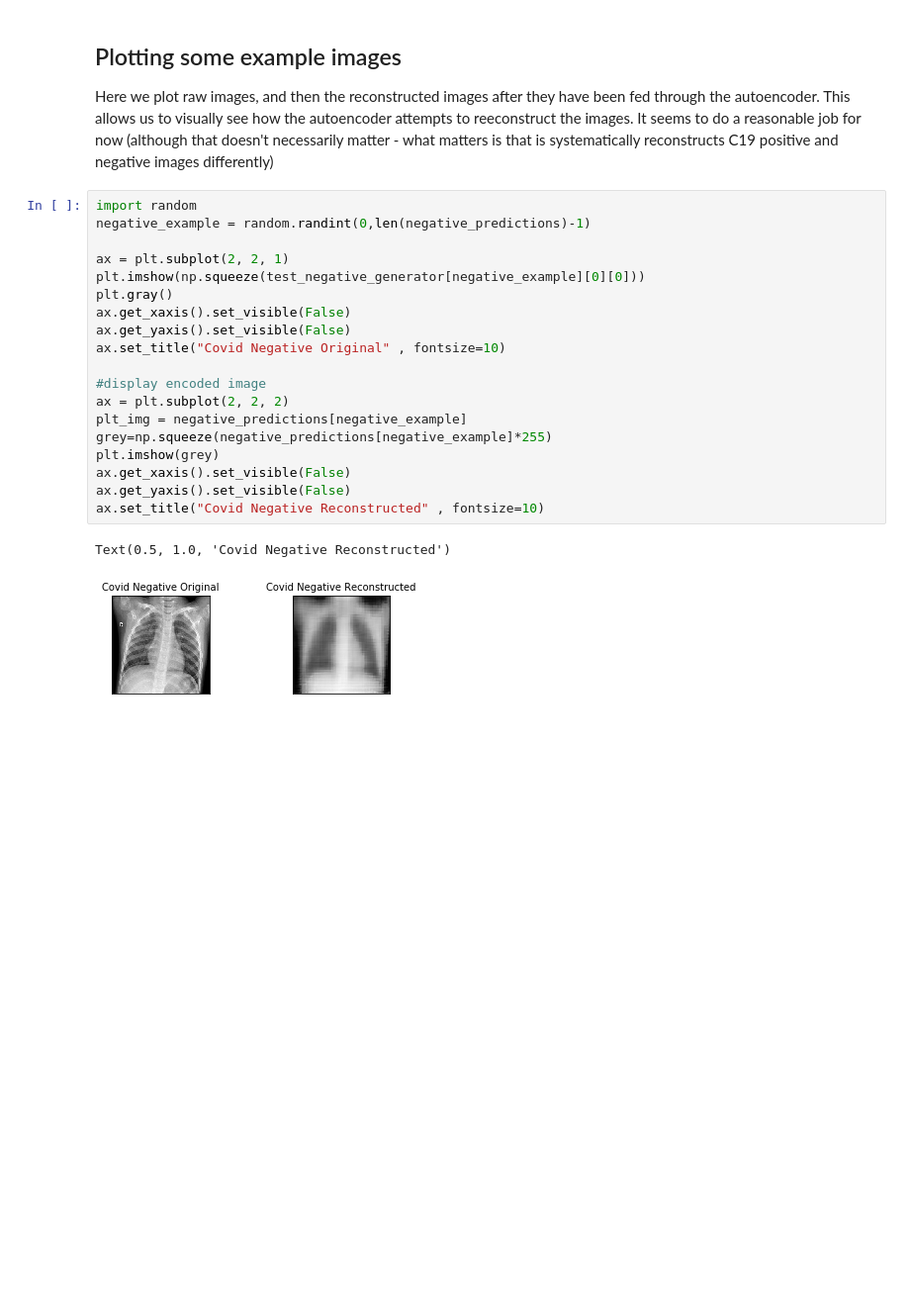
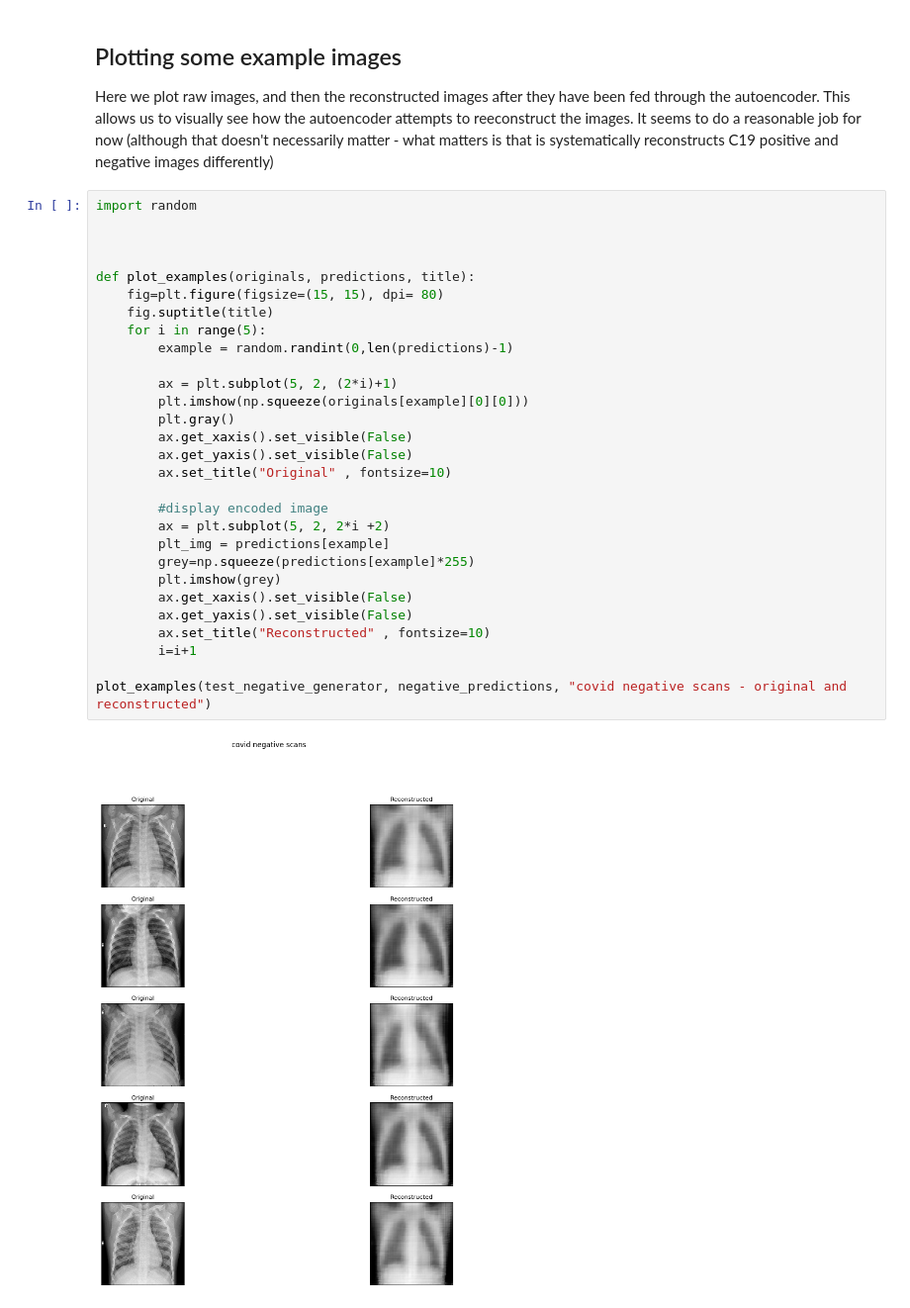
Before and after one commit to Alex-Hall-Data/covid19-anomaly-detection, a Jupyter notebook: c19-autoencoder.ipynb, the cells around one changed output. Shown at 99% size. Drawn from its saved outputs; the diff is of its cells as text; blank space fills up the shorter version.

Commit message:
added example image visualisations

```diff
--- a/c19-autoencoder.ipynb
+++ b/c19-autoencoder.ipynb
@@ -235,23 +235,32 @@ Text(0, 0.5, 'KDE')
 Here we plot raw images, and then the reconstructed images after they have been fed through the autoencoder. This allows us to visually see how the autoencoder attempts to reeconstruct the images. It seems to do a reasonable job for now (although that doesn't necessarily matter - what matters is that is systematically reconstructs C19 positive and negative images differently)
 # %%
 import random
-negative_example = random.randint(0,len(negative_predictions)-1)
 
-ax = plt.subplot(2, 2, 1)
-plt.imshow(np.squeeze(test_negative_generator[negative_example][0][0]))
-plt.gray()
-ax.get_xaxis().set_visible(False)
-ax.get_yaxis().set_visible(False)
-ax.set_title("Covid Negative Original" , fontsize=10)
 
-#display encoded image
-ax = plt.subplot(2, 2, 2)
-plt_img = negative_predictions[negative_example]
-grey=np.squeeze(negative_predictions[negative_example]*255)
-plt.imshow(grey)
-ax.get_xaxis().set_visible(False)
-ax.get_yaxis().set_visible(False)
-ax.set_title("Covid Negative Reconstructed" , fontsize=10)
+
+def plot_examples(originals, predictions, title):
+    fig=plt.figure(figsize=(15, 15), dpi= 80)
+    fig.suptitle(title)
+    for i in range(5):
+        example = random.randint(0,len(predictions)-1)
+
+        ax = plt.subplot(5, 2, (2*i)+1)
+        plt.imshow(np.squeeze(originals[example][0][0]))
+        plt.gray()
+        ax.get_xaxis().set_visible(False)
+        ax.get_yaxis().set_visible(False)
+        ax.set_title("Original" , fontsize=10)
+
+        #display encoded image
+        ax = plt.subplot(5, 2, 2*i +2)
+        plt_img = predictions[example]
+        grey=np.squeeze(predictions[example]*255)
+        plt.imshow(grey)
+        ax.get_xaxis().set_visible(False)
+        ax.get_yaxis().set_visible(False)
+        ax.set_title("Reconstructed" , fontsize=10)
+        i=i+1
+
+plot_examples(test_negative_generator, negative_predictions, "covid negative scans - original and reconstructed")
 # %% [output]
-Text(0.5, 1.0, 'Covid Negative Reconstructed')
-[figure, old version]
+[figure, new version]
```
Also changed, not shown: parts of 2 cells of this notebook.
